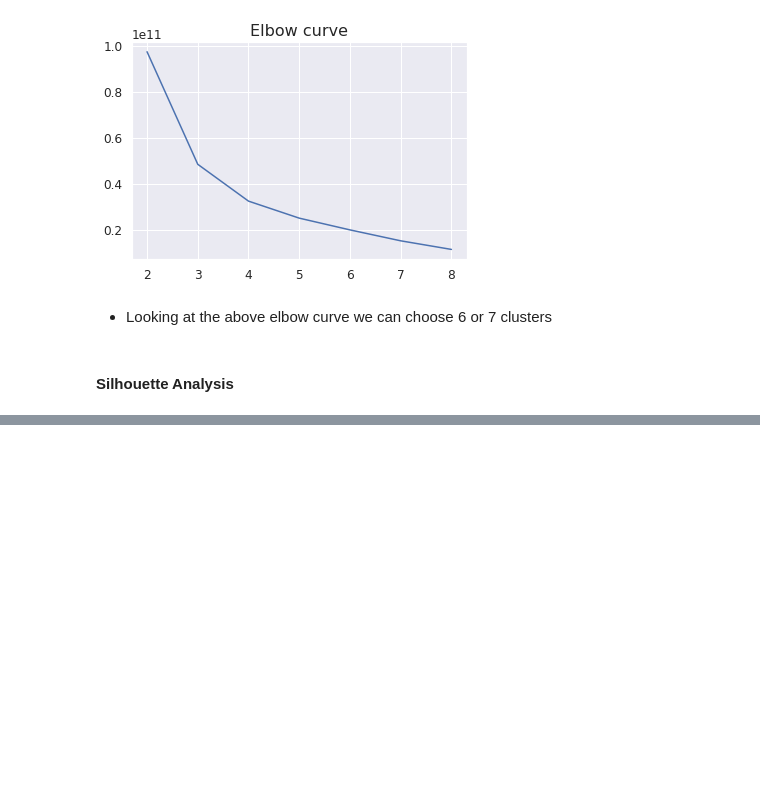
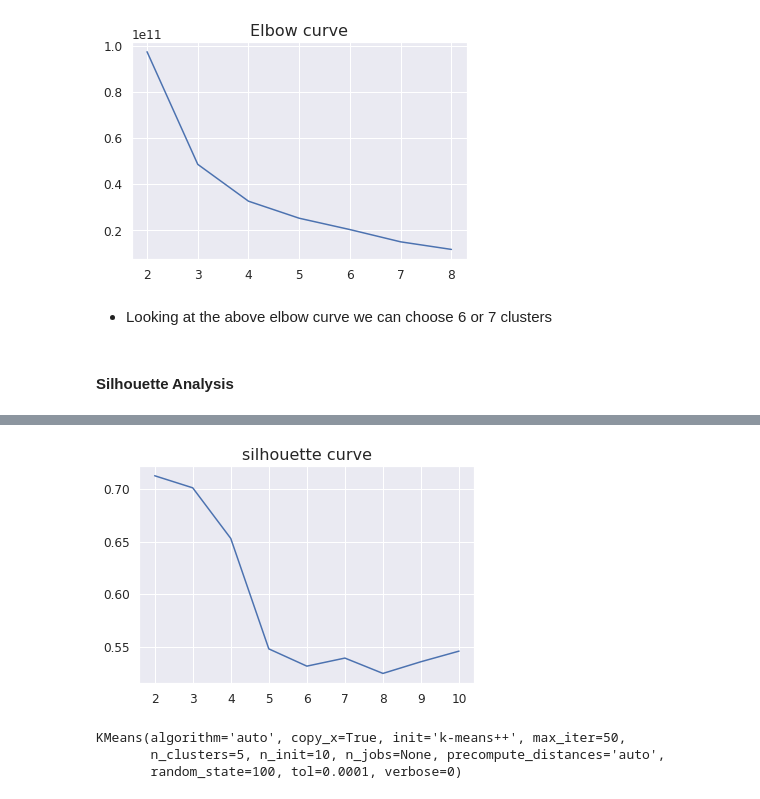
Before and after one commit to gyana-ranjan-dash/World_proverty_analysis, a Jupyter notebook: World_poverty_analysis.ipynb, the cells around one changed output, grey strips where cells are left out. Cells and saved outputs as stored; diff of their text form; code cells hidden in the pictures; blank space fills up the shorter version.

```diff
--- a/World_poverty_analysis.ipynb
+++ b/World_poverty_analysis.ipynb
@@ -349,0 +350,21 @@ For n_clusters=10, the silhouette score is 0.5348891106005935
+# %%
+from sklearn.metrics import silhouette_score
+ss = []
+for k in range(2,11):
+    kmeans = KMeans(n_clusters = k).fit(df_country_drop)
+    ss.append([k, silhouette_score(df_country_drop, kmeans.labels_)])
+
+plt.plot(pd.DataFrame(ss)[0], pd.DataFrame(ss)[1])
+plt.title('silhouette curve',fontsize = 16)
+plt.show()
+# %% [output]
+[figure, added]
+# %%
+#K-means with k=5 clusters
+
+cluster5 = KMeans(n_clusters=5, max_iter=50, random_state= 100)
+cluster5.fit(df_country_drop)
+# %% [output]
+KMeans(algorithm='auto', copy_x=True, init='k-means++', max_iter=50,
+       n_clusters=5, n_init=10, n_jobs=None, precompute_distances='auto',
+       random_state=100, tol=0.0001, verbose=0)
```
Also changed, not shown: parts of 6 cells of this notebook.
